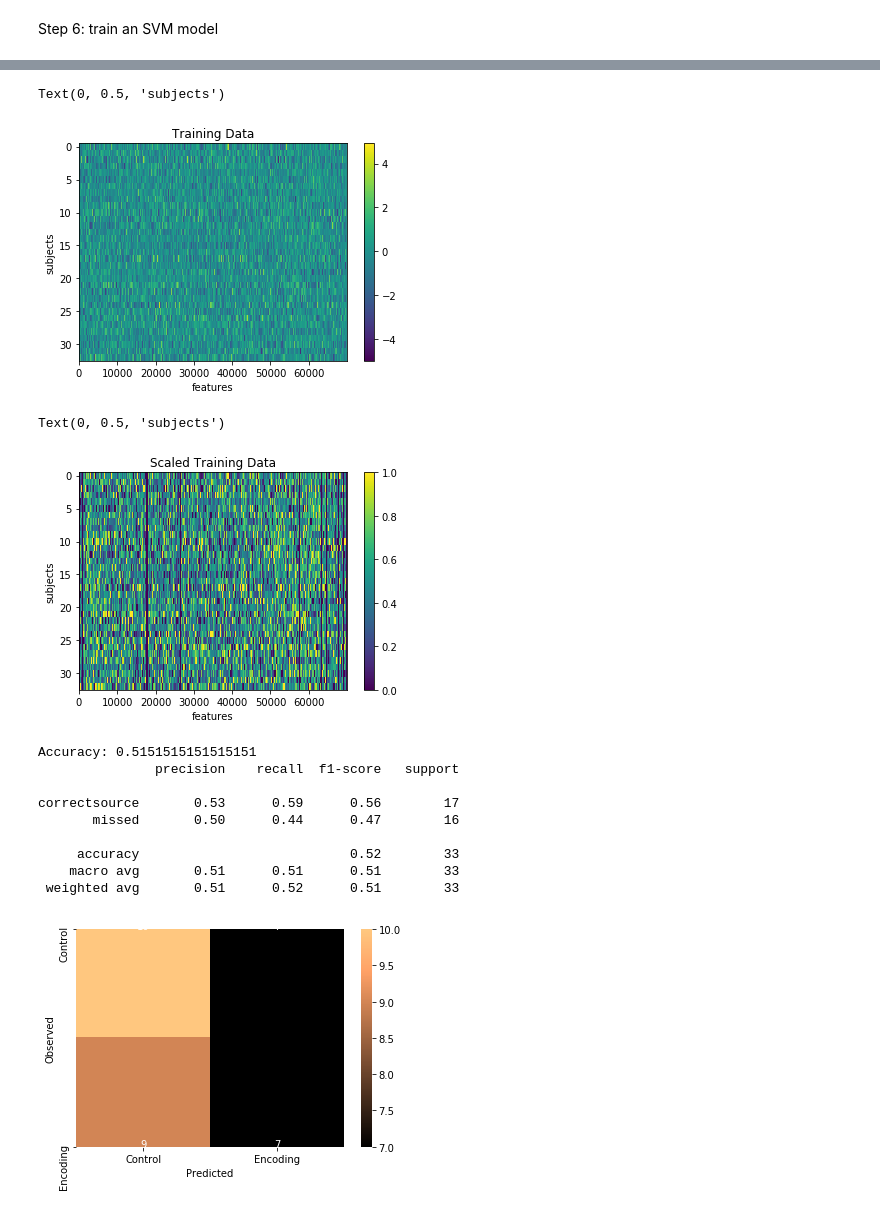
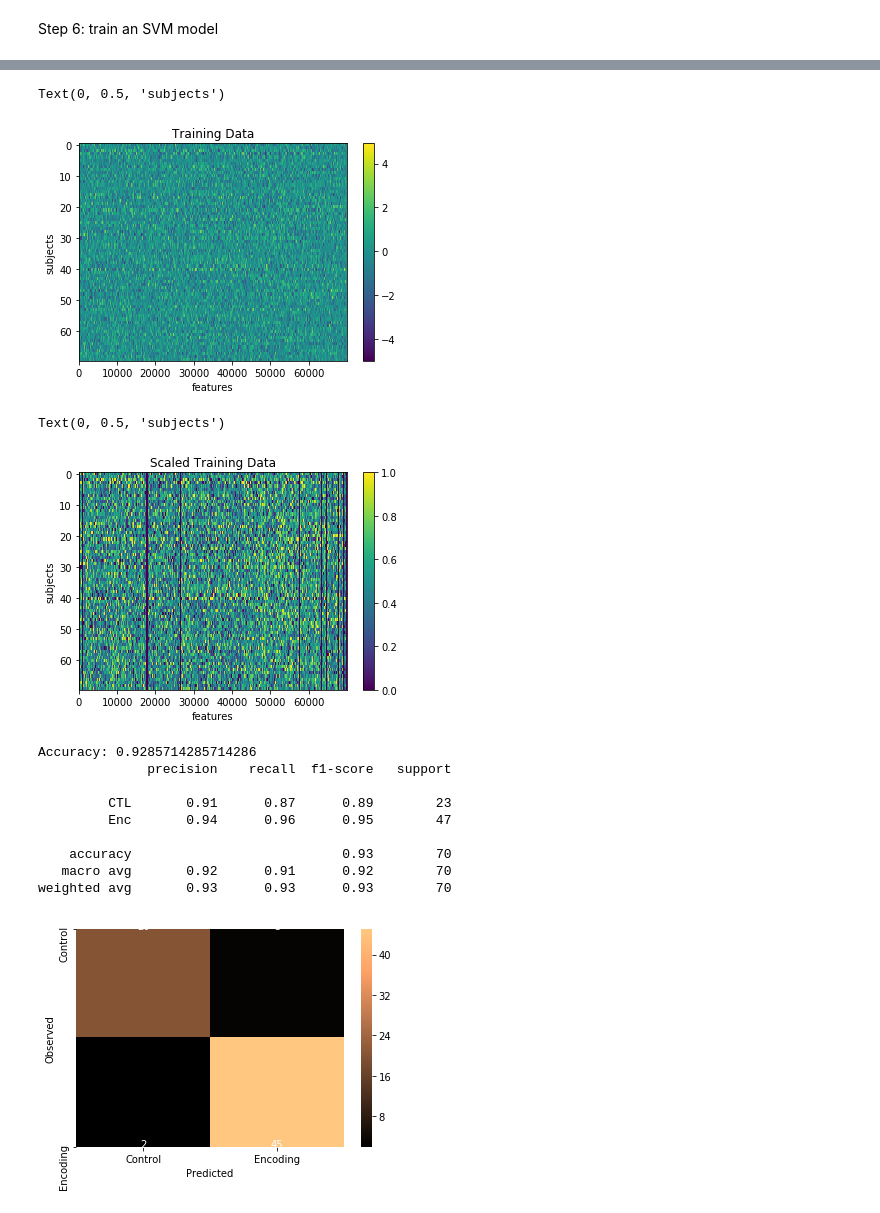
Before and after one commit to courtois-neuromod/cimaq_memory, a Jupyter notebook: models/CIMAQ_wholeBrain_SVM.ipynb, the cells around one changed output, grey strips where cells are left out. Drawn from its saved outputs; the diff is of its cells as text; code cells hidden in the pictures.

```diff
--- a/models/CIMAQ_wholeBrain_SVM.ipynb
+++ b/models/CIMAQ_wholeBrain_SVM.ipynb
@@ -220,22 +237,29 @@ https://scikit-learn.org/stable/modules/generated/sklearn.model_selection.train_
 Define a training and a testing sample
 Split the sample to training/test with a 60/40 ratio, stratify trials by condition, and  shuffle the data
 # %%
-##Encoding vs control condition: X_allTrials3D_A, y_enco_ctl
+##Encoding vs control condition:
+#X_allTrials3D_A, y_enco_ctl
+#X_allTrials_4condi, y_enco_ctl
 
-##Hit vs Miss: X_HM_allTrials3D_A, y_hit_miss (58% correct; test_size: 0.3, cv:7)
+##Hit vs Miss:
+#X_HM_allTrials3D_A, y_hit_miss (58% correct; test_size: 0.3, cv:7)
+#X_HM_allTrials_4condi, y_hit_miss
 
-##Correct Source vs Miss: X_CsM_allTrials3D_A, y_cs_miss (66% correct; test_size: 0.3, cv: 7)
+##Correct Source vs Miss:
+#X_CsM_allTrials3D_A, y_cs_miss (66% correct; test_size: 0.3, cv: 7)
+#X_CsM_allTrials_4condi, y_cs_miss
 
 ##Correct vs Wrong Source:
-# one model (enc trials only): X_CsWs_allTrials3D_A, y_cs_ws_all (58% correct)
-# one model per trial (all trials): X_CsWs_encTrials, y_cs_ws_enc (35% correct)
+# one model (enc trials only): X_CsWs_encTrials, y_cs_ws_enc (35% correct)
+# one model per trial (all trials): X_CsWs_allTrials3D_A, y_cs_ws_all (58% correct)
+# one model, all trials, 4 junk condi: X_CsWs_allTrials_4condi, y_cs_ws_all
 
 X_train, X_test, y_train, y_test = train_test_split(
-    X_CsM_allTrials3D_A, # x
-    y_cs_miss, # y
-    test_size = 0.3, # 60%/40% split
+    X_allTrials3D_A, # x
+    y_enco_ctl, # y
+    test_size = 0.4, # 60%/40% split
     shuffle = True, # shuffle dataset before splitting
-    stratify = y_cs_miss, # keep distribution of conditions consistent betw. train & test sets
+    stratify = y_enco_ctl, # keep distribution of conditions consistent betw. train & test sets
     random_state = 123) # same shuffle each time
 
 print('training:', len(X_train),
@@ -302,12 +326,12 @@ correctsource       1.00      1.00      1.00        17
 
 # predict
 y_pred = cross_val_predict(my_first_svc, X_train, y_train,
-                           groups=y_train, cv=7)
+                           groups=y_train, cv=10)
 # scores
 acc = cross_val_score(my_first_svc, X_train, y_train,
-                     groups=y_train, cv=7)
+                     groups=y_train, cv=10)
 
 #Look at accuracy of prediction for each fold of the cross-validation
-for i in range(7):
+for i in range(10):
     print('Fold %s -- Acc = %s'%(i, acc[i]))
 # %% [output]
@@ -359,7 +386,7 @@ plt.xlabel('features')
 plt.ylabel('subjects')
 # %% [output]
 Text(0, 0.5, 'subjects')
-[figure, old version]
+[figure, new version]
 # %%
 plt.imshow(X_train_scl, aspect='auto')
 plt.colorbar()
@@ -368,42 +395,42 @@ plt.xlabel('features')
 plt.ylabel('subjects')
 # %% [output]
 Text(0, 0.5, 'subjects')
-[figure, old version]
+[figure, new version]
 # %%
 #Repeat steps with scaled data
 
 # predict
 y_pred = cross_val_predict(my_first_svc, X_train_scl, y_train,
-                           groups=y_train, cv=7)
+                           groups=y_train, cv=10)
 
 # get scores
 overall_acc = accuracy_score(y_pred = y_pred, y_true = y_train)
 overall_cr = classification_report(y_pred = y_pred, y_true = y_train)
 overall_cm = confusion_matrix(y_pred = y_pred, y_true = y_train)
 print('Accuracy:',overall_acc)
 print(overall_cr)
 
 # plot
 thresh = overall_cm.max() / 2
 cmdf = pd.DataFrame(overall_cm, index = ['Control','Encoding'], columns = ['Control','Encoding'])
 sns.heatmap(cmdf, cmap='copper')
 plt.xlabel('Predicted')
 plt.ylabel('Observed')
 for i, j in itertools.product(range(overall_cm.shape[0]), range(overall_cm.shape[1])):
         plt.text(j+0.5, i+0.5, format(overall_cm[i, j], 'd'),
                  horizontalalignment="center",
                  color="white")
 # %% [output]
-Accuracy: 0.5151515151515151
-               precision    recall  f1-score   support
+Accuracy: 0.9285714285714286
+              precision    recall  f1-score   support
 
-correctsource       0.53      0.59      0.56        17
-       missed       0.50      0.44      0.47        16
+         CTL       0.91      0.87      0.89        23
+         Enc       0.94      0.96      0.95        47
 
-     accuracy                           0.52        33
-    macro avg       0.51      0.51      0.51        33
- weighted avg       0.51      0.52      0.51        33
+    accuracy                           0.93        70
+   macro avg       0.92      0.91      0.92        70
+weighted avg       0.93      0.93      0.93        70
-[figure, old version]
+[figure, new version]
 # %%
 # Test model on unseen data from the test set
 # Use the Scaler that was fit to X_train and apply to X_test,
```
Also changed, not shown: parts of 9 cells of this notebook, 1 other file.
